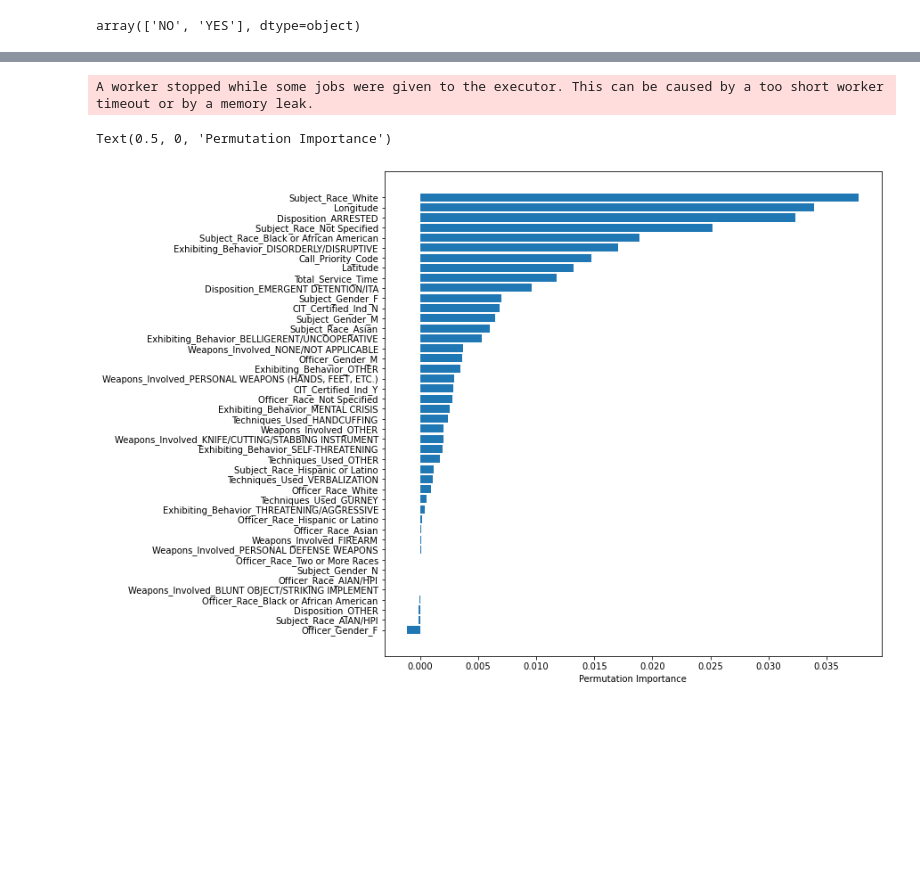
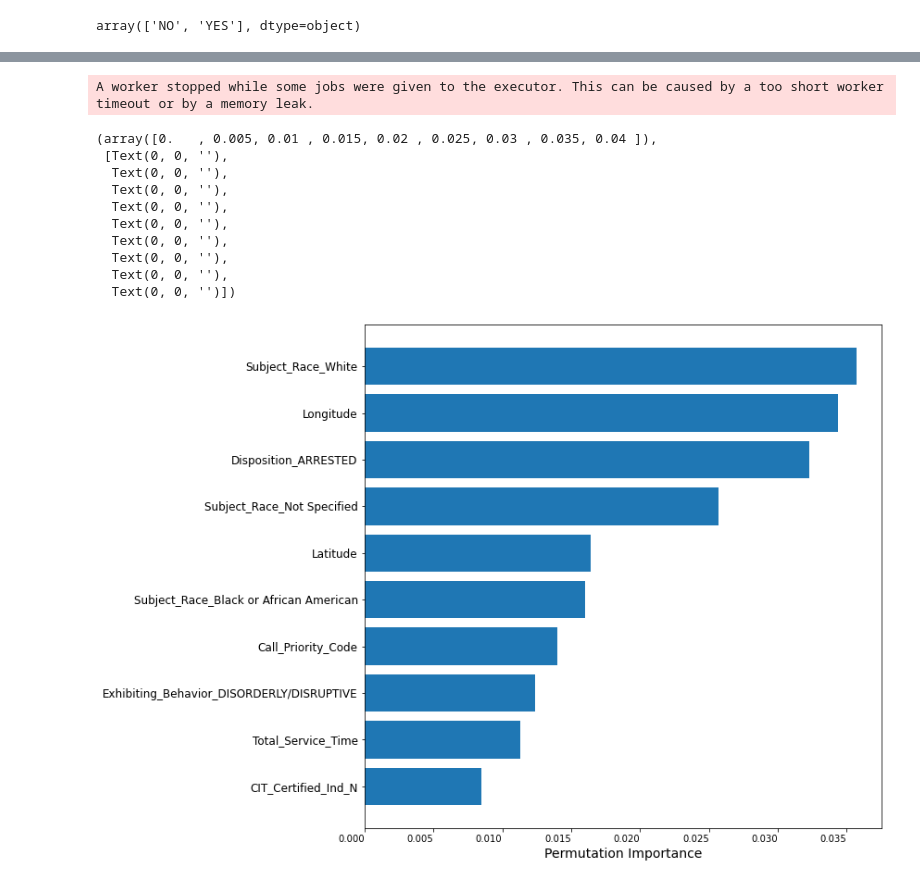
Before and after one commit to msenosain/spd-use-of-force_DS4A, a Jupyter notebook: notebooks/20_Modeling.ipynb, the cells around one changed output, grey strips where cells are left out. Drawn from its saved outputs; the diff is of its cells as text; code cells hidden in the pictures; blank space fills up the shorter version.

```diff
--- a/notebooks/20_Modeling.ipynb
+++ b/notebooks/20_Modeling.ipynb
@@ -408,7 +384,7 @@ X.shape
 (5079, 44)
 # %%
 # implementing train-test-split
-X_train, X_test, y_train, y_test = train_test_split(X, y, test_size=0.3, random_state=66)
+X_train, X_test, y_train, y_test = train_test_split(X, y, test_size=0.2, random_state=66)
 # %%
 y_train.value_counts()
 # %% [output]
@@ -632,13 +617,24 @@ Text(0.5, 0, 'Random Forest Feature Importance')
 # %%
 ## Feature importance based on feature permutation
 plt.figure(figsize=(10, 10))
 perm_importance = permutation_importance(
     rfc, X_test, y_test, n_repeats=10, random_state=42, n_jobs=6)
 #forest_importances = pd.Series(result.importances_mean, index=X.columns)
-sorted_idx = perm_importance.importances_mean.argsort()
+sorted_idx = (-perm_importance.importances_mean).argsort()[:10][::-1]
 plt.barh(X_test.columns[sorted_idx], perm_importance.importances_mean[sorted_idx])
-plt.xlabel("Permutation Importance")
+plt.xlabel("Permutation Importance",fontsize=14)
+plt.yticks(ha='right', fontsize=12)
+plt.xticks(ha='right', fontsize=10)
 # %% [output]
 A worker stopped while some jobs were given to the executor. This can be caused by a too short worker timeout or by a memory leak.
-Text(0.5, 0, 'Permutation Importance')
+(array([0.   , 0.005, 0.01 , 0.015, 0.02 , 0.025, 0.03 , 0.035, 0.04 ]),
+ [Text(0, 0, ''),
+  Text(0, 0, ''),
+  Text(0, 0, ''),
+  Text(0, 0, ''),
+  Text(0, 0, ''),
+  Text(0, 0, ''),
+  Text(0, 0, ''),
+  Text(0, 0, ''),
+  Text(0, 0, '')])
-[figure, old version]
+[figure, new version]
```
Also changed, not shown: parts of 37 cells of this notebook.
